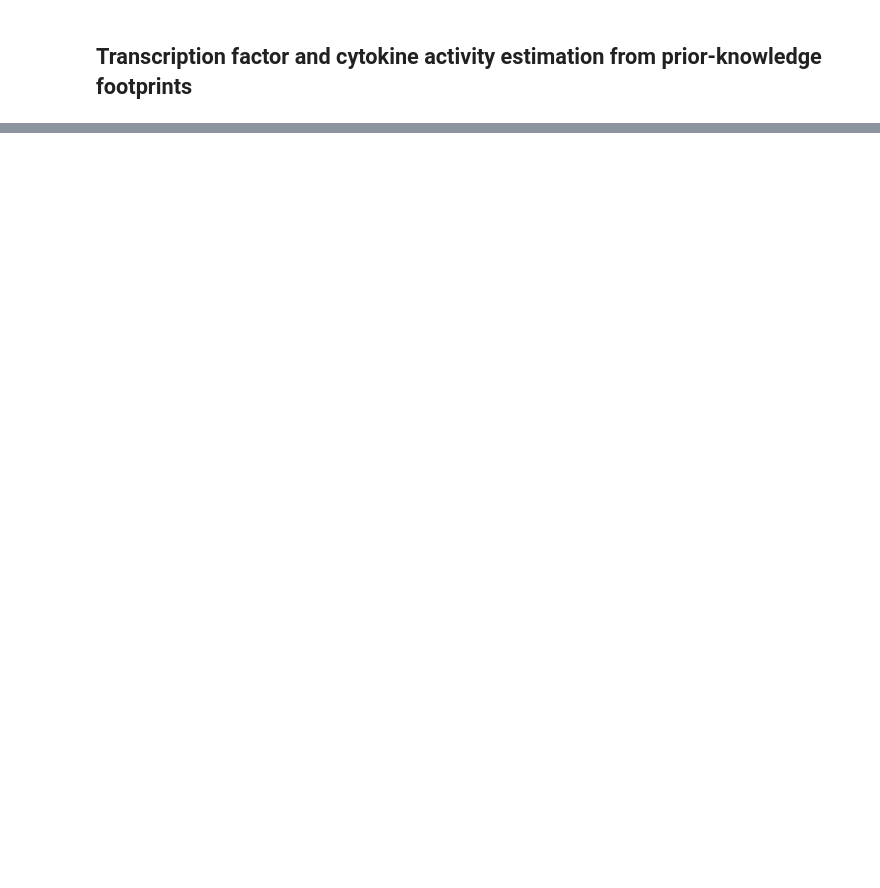
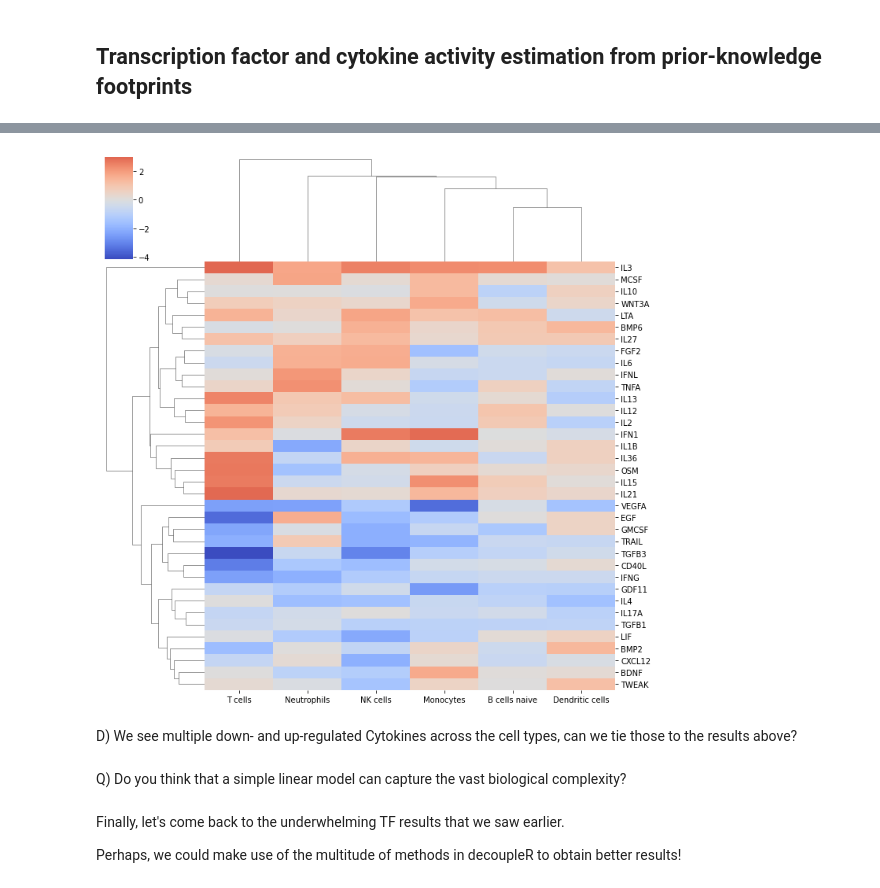
Before and after one commit to saezlab/eccb2022_sc_funcomics, a Jupyter notebook: sc_analysis.ipynb, the cells around one changed output, grey strips where cells are left out. Saved outputs shown, nothing was run; the diff lists cells and outputs as text; code cells hidden in the pictures; blank space fills up the shorter version.

```diff
--- a/sc_analysis.ipynb
+++ b/sc_analysis.ipynb
@@ -667,0 +667,10 @@ While some of these genes might be informative, it is rather hard to make a biol
+# %%
+# Read CytoSig signatures
+# Keep top 500 genes
+cytosig = pd.read_csv("data/cytosig_signatures.csv")
+# Keep highest 500 weights per gene set
+cytosig = cytosig.sort_values(by='weight', key=abs, ascending=False).groupby('source').head(500).sort_values(['source', 'weight']).reset_index()
+# %%
+# Infer pathway activities with mlm
+cyto_acts, pathway_pvals = dc.dense_run(dc.run_mlm, mat=logFCs, net=cytosig, verbose=True)
+cyto_acts
@@ -667,0 +687,13 @@ While some of these genes might be informative, it is rather hard to make a biol
+# %%
+# Plot enrichment (here we plot the t-values of the coefficients)
+plot_topheat(cyto_acts, vmax=3)
+# %% [output]
+[figure, added]
+# %% [markdown]
+D) We see multiple down- and up-regulated Cytokines across the cell types, can we tie those to the results above?
+# %% [markdown]
+Q) Do you think that a simple linear model can capture the vast biological complexity?
+# %% [markdown]
+Finally, let's come back to the underwhelming TF results that we saw earlier.
+
+Perhaps, we could make use of the multitude of methods in decoupleR to obtain better results!
```
Also changed, not shown: parts of 58 cells of this notebook, 2 other files.
